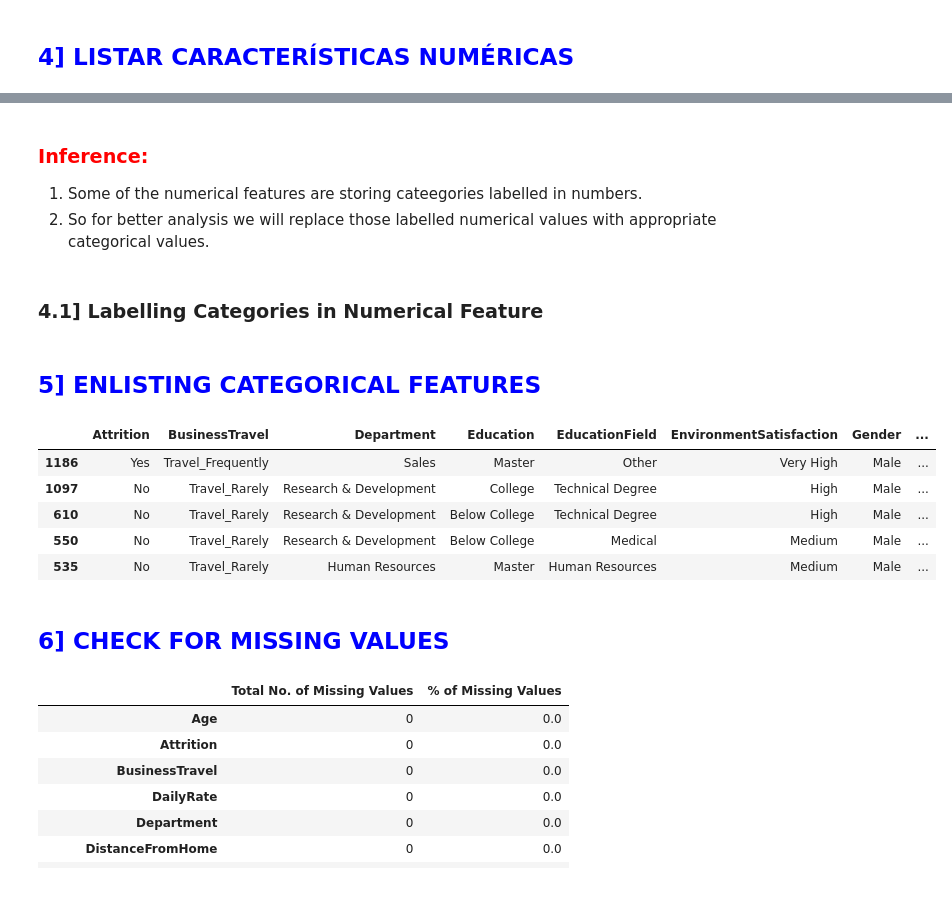
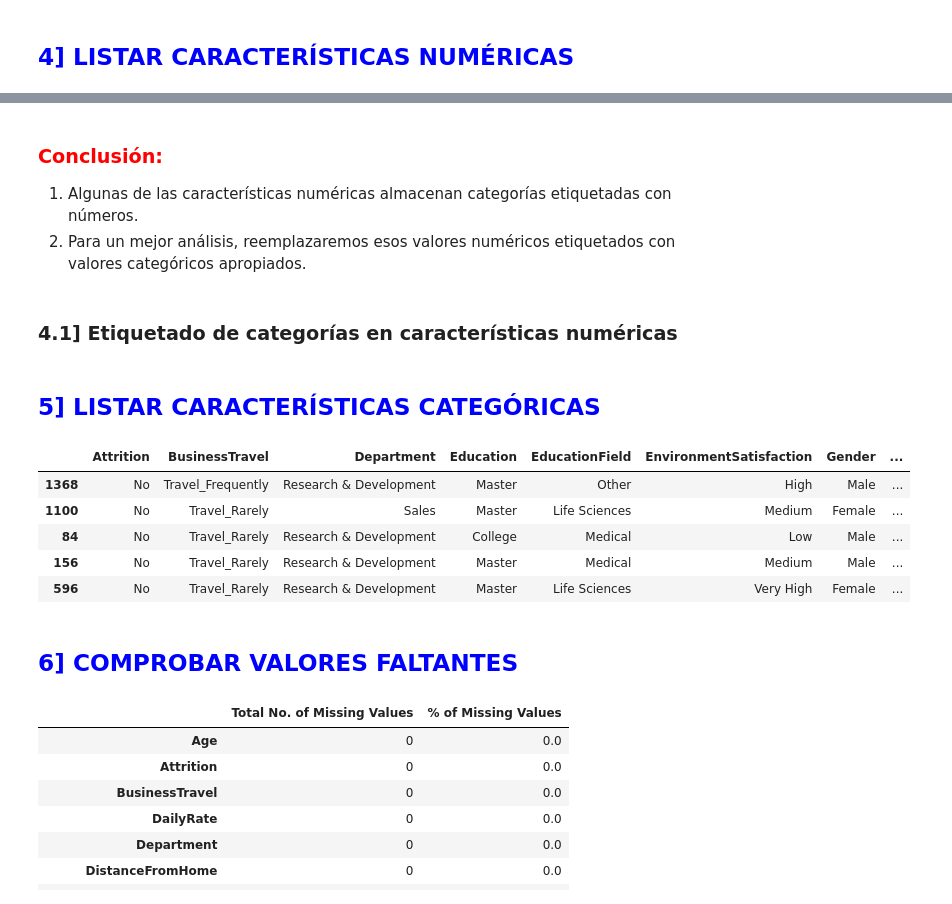
Before and after one commit to surcodev/IBM-Analytics-Employee, a Jupyter notebook: CODE/File-1-Data-Preperation.ipynb, the cells around one changed output, grey strips where cells are left out. Cells and saved outputs as stored; diff of their text form; code cells hidden in the pictures.

```diff
--- a/CODE/File-1-Data-Preperation.ipynb
+++ b/CODE/File-1-Data-Preperation.ipynb
@@ -24,14 +64,15 @@
     <h2 style="font-weight: bold;">IMPORTACIÓN DE MÓDULOS</h2>
 </div>
 # %%
-# Library for Data Manipulation
+# Libreria para la manipulación de datos
 import numpy as np
 import pandas as pd
+pd.set_option('display.max_columns', None)
 
-# Library for Statistical Modelling
+# Libreria para modelado estadístico
 from sklearn.preprocessing import LabelEncoder
 
-# Library for Ignore the warnings
+# Ignorar warnings
 import warnings
 warnings.filterwarnings('always')
 warnings.filterwarnings('ignore')
@@ -147,10 +185,10 @@ employee_data.select_dtypes(np.number).sample(5).style.set_properties(**{'backgr
 # %% [markdown]
-### <font color=red>Inference:</font>
+### <font color=red>Conclusión:</font>
 
-1. Some of the numerical features are storing cateegories labelled in numbers.
-2. So for better analysis we will replace those labelled numerical values with appropriate categorical values.
+1. Algunas de las características numéricas almacenan categorías etiquetadas con números.
+2. Para un mejor análisis, reemplazaremos esos valores numéricos etiquetados con valores categóricos apropiados.
 # %% [markdown]
-### 4.1] Labelling Categories in Numerical Feature
+### 4.1] Etiquetado de categorías en características numéricas
 # %%
 employee_data["Education"] = employee_data["Education"].replace({1:"Below College",2:"College",3:"Bachelor",4:"Master",5:"Doctor"})
 # %%
@@ -169,17 +207,16 @@ employee_data["RelationshipSatisfaction"] = employee_data["RelationshipSatisfact
 # %%
 employee_data["WorkLifeBalance"] = employee_data["WorkLifeBalance"].replace({1:"Bad",2:"Good",3:"Better",4:"Best"})
 # %% [markdown]
-## <span style='color:blue'> 5] ENLISTING CATEGORICAL FEATURES </span>
+## <span style='color:blue'> 5] LISTAR CARACTERÍSTICAS CATEGÓRICAS </span>
 # %%
-employee_data.select_dtypes(include="O").sample(5).style.set_properties(**{'background-color': '#E9F6E2',
-                                                                'color': 'black','border-color': '#8b8c8c'})
+employee_data.select_dtypes(include="O").sample(5)
 # %% [output]
 |  | Attrition | BusinessTravel | Department | Education | EducationField | EnvironmentSatisfaction | Gender | ... |
-| 1186 | Yes | Travel_Frequently | Sales | Master | Other | Very High | Male | ... |
-| 1097 | No | Travel_Rarely | Research & Development | College | Technical Degree | High | Male | ... |
-| 610 | No | Travel_Rarely | Research & Development | Below College | Technical Degree | High | Male | ... |
-| 550 | No | Travel_Rarely | Research & Development | Below College | Medical | Medium | Male | ... |
-| 535 | No | Travel_Rarely | Human Resources | Master | Human Resources | Medium | Male | ... |
+| 1368 | No | Travel_Frequently | Research & Development | Master | Other | High | Male | ... |
+| 1100 | No | Travel_Rarely | Sales | Master | Life Sciences | Medium | Female | ... |
+| 84 | No | Travel_Rarely | Research & Development | College | Medical | Low | Male | ... |
+| 156 | No | Travel_Rarely | Research & Development | Master | Medical | Medium | Male | ... |
+| 596 | No | Travel_Rarely | Research & Development | Master | Life Sciences | Very High | Female | ... |
 # %% [markdown]
-## <span style='color:blue'> 6] CHECK FOR MISSING VALUES </span>
+## <span style='color:blue'> 6] COMPROBAR VALORES FALTANTES </span>
 # %%
```
Also changed, not shown: parts of 27 cells of this notebook, 4 other files.
